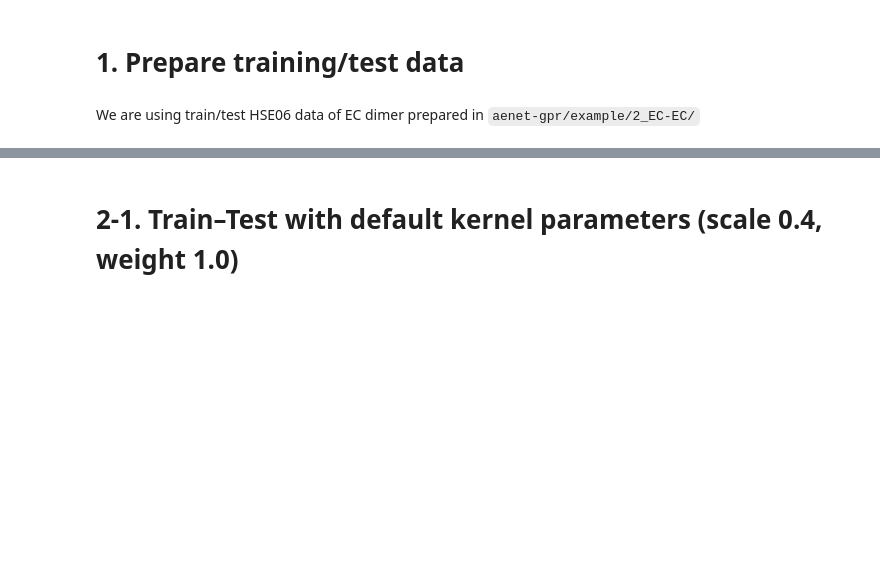
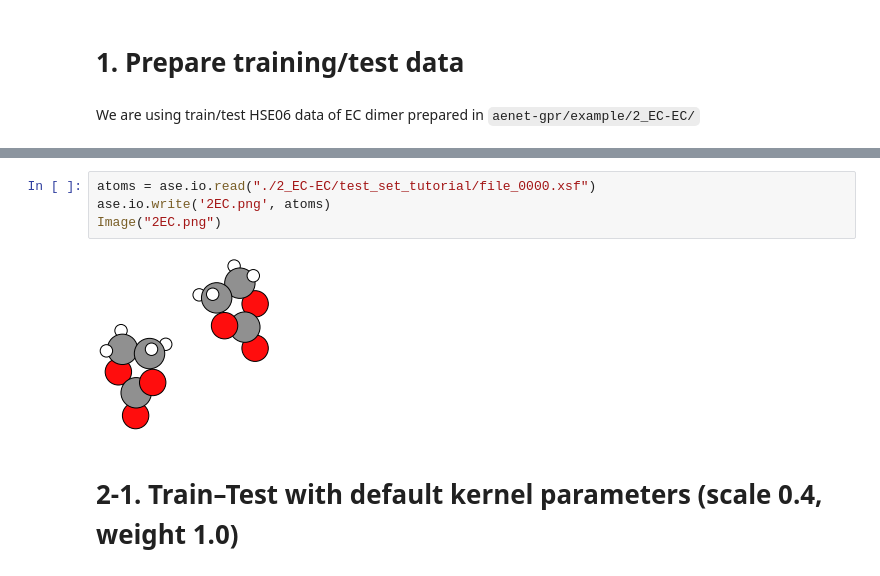
Before and after one commit to atomisticnet/aenet-gpr, a Jupyter notebook: tutorial/aenet_gpr_tutorial_2_EC-EC.ipynb, the cells around one changed output, grey strips where cells are left out. Cells and saved outputs as stored; diff of their text form; blank space fills up the shorter version.

```diff
--- a/tutorial/aenet_gpr_tutorial_2_EC-EC.ipynb
+++ b/tutorial/aenet_gpr_tutorial_2_EC-EC.ipynb
@@ -123,6 +137,12 @@ test_set_tutorial.z 100%[===================>] 144.78K  --.-KB/s    in 0.003s
 
 number of test data:
 160
+# %%
+atoms = ase.io.read("./2_EC-EC/test_set_tutorial/file_0000.xsf")
+ase.io.write('2EC.png', atoms)
+Image("2EC.png")
+# %% [output]
+[figure, added]
 # %% [markdown]
 # 2-1. Train–Test with default kernel parameters (scale 0.4, weight 1.0)
 # %% [markdown]
```
Also changed, not shown: parts of 19 cells of this notebook, 4 other files.
